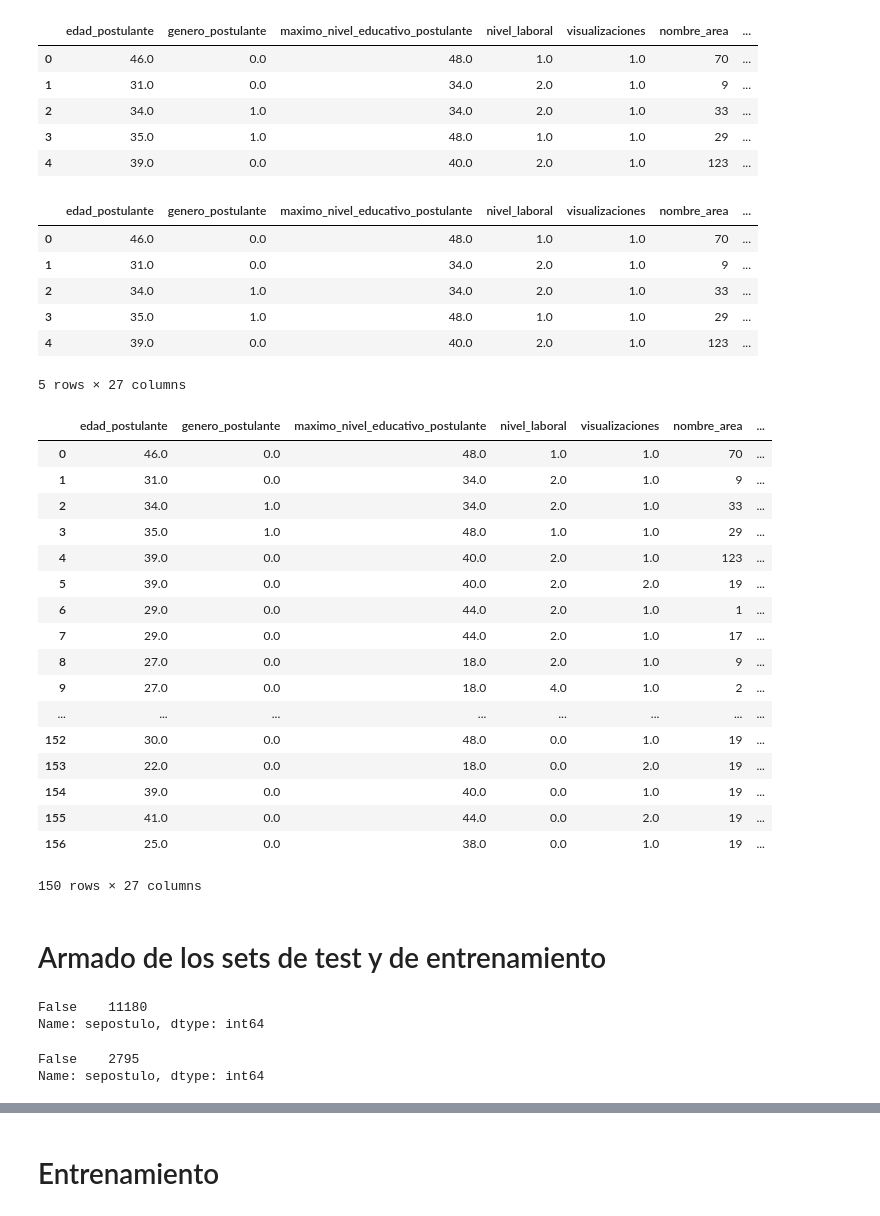
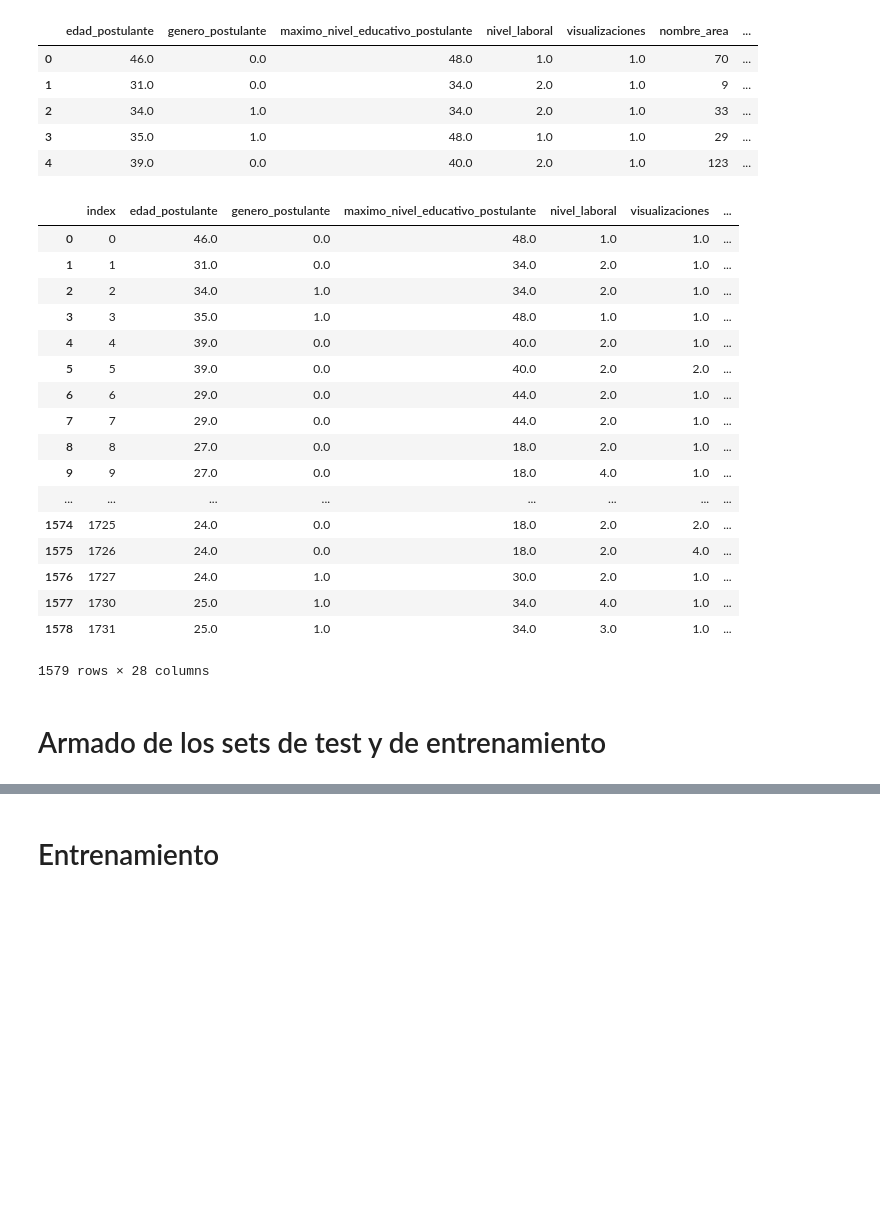
Before and after one commit to pachamama-labs/navent_visualization, a Jupyter notebook: src/Machine Learning-Bug-of-words.ipynb, the cells around one changed output, grey strips where cells are left out. Cells and saved outputs as stored; diff of their text form; code cells hidden in the pictures; blank space fills up the shorter version.

Commit message:
El titulo como matriz y las visualizaciones

```diff
--- a/src/Machine Learning-Bug-of-words.ipynb
+++ b/src/Machine Learning-Bug-of-words.ipynb
@@ -175,54 +175,39 @@ set_entrenamiento.head()
 # %%
 from sklearn.feature_extraction import FeatureHasher
 h = FeatureHasher(n_features=20, input_type='string')
 x = h.transform(set_entrenamiento['titulo'])
 set_entrenamiento['titulo'] = list(x.toarray())
 
 titulos_como_lista = set_entrenamiento.titulo.apply(pd.Series)
 set_entrenamiento = pd.merge(set_entrenamiento, titulos_como_lista, left_index = True, right_index = True)
 set_entrenamiento =set_entrenamiento.drop(['titulo'], axis=1)
-set_entrenamiento.head()
+
+set_entrenamiento.reset_index()
+
+#set_entrenamiento = set_entrenamiento.reindex()
+
+# set_entrenamiento.head()
 # %% [output]
-|  | edad_postulante | genero_postulante | maximo_nivel_educativo_postulante | nivel_laboral | visualizaciones | nombre_area | ... |
-| 0 | 46.0 | 0.0 | 48.0 | 1.0 | 1.0 | 70 | ... |
-| 1 | 31.0 | 0.0 | 34.0 | 2.0 | 1.0 | 9 | ... |
-| 2 | 34.0 | 1.0 | 34.0 | 2.0 | 1.0 | 33 | ... |
-| 3 | 35.0 | 1.0 | 48.0 | 1.0 | 1.0 | 29 | ... |
-| 4 | 39.0 | 0.0 | 40.0 | 2.0 | 1.0 | 123 | ... |
+|  | index | edad_postulante | genero_postulante | maximo_nivel_educativo_postulante | nivel_laboral | visualizaciones | ... |
+| 0 | 0 | 46.0 | 0.0 | 48.0 | 1.0 | 1.0 | ... |
+| 1 | 1 | 31.0 | 0.0 | 34.0 | 2.0 | 1.0 | ... |
+| 2 | 2 | 34.0 | 1.0 | 34.0 | 2.0 | 1.0 | ... |
+| 3 | 3 | 35.0 | 1.0 | 48.0 | 1.0 | 1.0 | ... |
+| 4 | 4 | 39.0 | 0.0 | 40.0 | 2.0 | 1.0 | ... |
+| 5 | 5 | 39.0 | 0.0 | 40.0 | 2.0 | 2.0 | ... |
+| 6 | 6 | 29.0 | 0.0 | 44.0 | 2.0 | 1.0 | ... |
+| 7 | 7 | 29.0 | 0.0 | 44.0 | 2.0 | 1.0 | ... |
+| 8 | 8 | 27.0 | 0.0 | 18.0 | 2.0 | 1.0 | ... |
+| 9 | 9 | 27.0 | 0.0 | 18.0 | 4.0 | 1.0 | ... |
+| ... | ... | ... | ... | ... | ... | ... | ... |
+| 1574 | 1725 | 24.0 | 0.0 | 18.0 | 2.0 | 2.0 | ... |
+| 1575 | 1726 | 24.0 | 0.0 | 18.0 | 2.0 | 4.0 | ... |
+| 1576 | 1727 | 24.0 | 1.0 | 30.0 | 2.0 | 1.0 | ... |
+| 1577 | 1730 | 25.0 | 1.0 | 34.0 | 4.0 | 1.0 | ... |
+| 1578 | 1731 | 25.0 | 1.0 | 34.0 | 3.0 | 1.0 | ... |
-5 rows × 27 columns
+1579 rows × 28 columns
-# %%
-set_entrenamiento.head(150)
-# %% [output]
-|  | edad_postulante | genero_postulante | maximo_nivel_educativo_postulante | nivel_laboral | visualizaciones | nombre_area | ... |
-| 0 | 46.0 | 0.0 | 48.0 | 1.0 | 1.0 | 70 | ... |
-| 1 | 31.0 | 0.0 | 34.0 | 2.0 | 1.0 | 9 | ... |
-| 2 | 34.0 | 1.0 | 34.0 | 2.0 | 1.0 | 33 | ... |
-| 3 | 35.0 | 1.0 | 48.0 | 1.0 | 1.0 | 29 | ... |
-| 4 | 39.0 | 0.0 | 40.0 | 2.0 | 1.0 | 123 | ... |
-| 5 | 39.0 | 0.0 | 40.0 | 2.0 | 2.0 | 19 | ... |
-| 6 | 29.0 | 0.0 | 44.0 | 2.0 | 1.0 | 1 | ... |
-| 7 | 29.0 | 0.0 | 44.0 | 2.0 | 1.0 | 17 | ... |
-| 8 | 27.0 | 0.0 | 18.0 | 2.0 | 1.0 | 9 | ... |
-| 9 | 27.0 | 0.0 | 18.0 | 4.0 | 1.0 | 2 | ... |
-| ... | ... | ... | ... | ... | ... | ... | ... |
-| 152 | 30.0 | 0.0 | 48.0 | 0.0 | 1.0 | 19 | ... |
-| 153 | 22.0 | 0.0 | 18.0 | 0.0 | 2.0 | 19 | ... |
-| 154 | 39.0 | 0.0 | 40.0 | 0.0 | 1.0 | 19 | ... |
-| 155 | 41.0 | 0.0 | 44.0 | 0.0 | 2.0 | 19 | ... |
-| 156 | 25.0 | 0.0 | 38.0 | 0.0 | 1.0 | 19 | ... |
-150 rows × 27 columns
 # %% [markdown]
 # Armado de los sets de test y de entrenamiento
 # %%
 from sklearn.model_selection import train_test_split
 train, test = train_test_split(set_entrenamiento, test_size=0.2)
-# %%
-train['sepostulo'].value_counts()
-# %% [output]
-False    11180
-Name: sepostulo, dtype: int64
-# %%
-test['sepostulo'].value_counts()
-# %% [output]
-False    2795
-Name: sepostulo, dtype: int64
```
Also changed, not shown: parts of 3 cells of this notebook.
